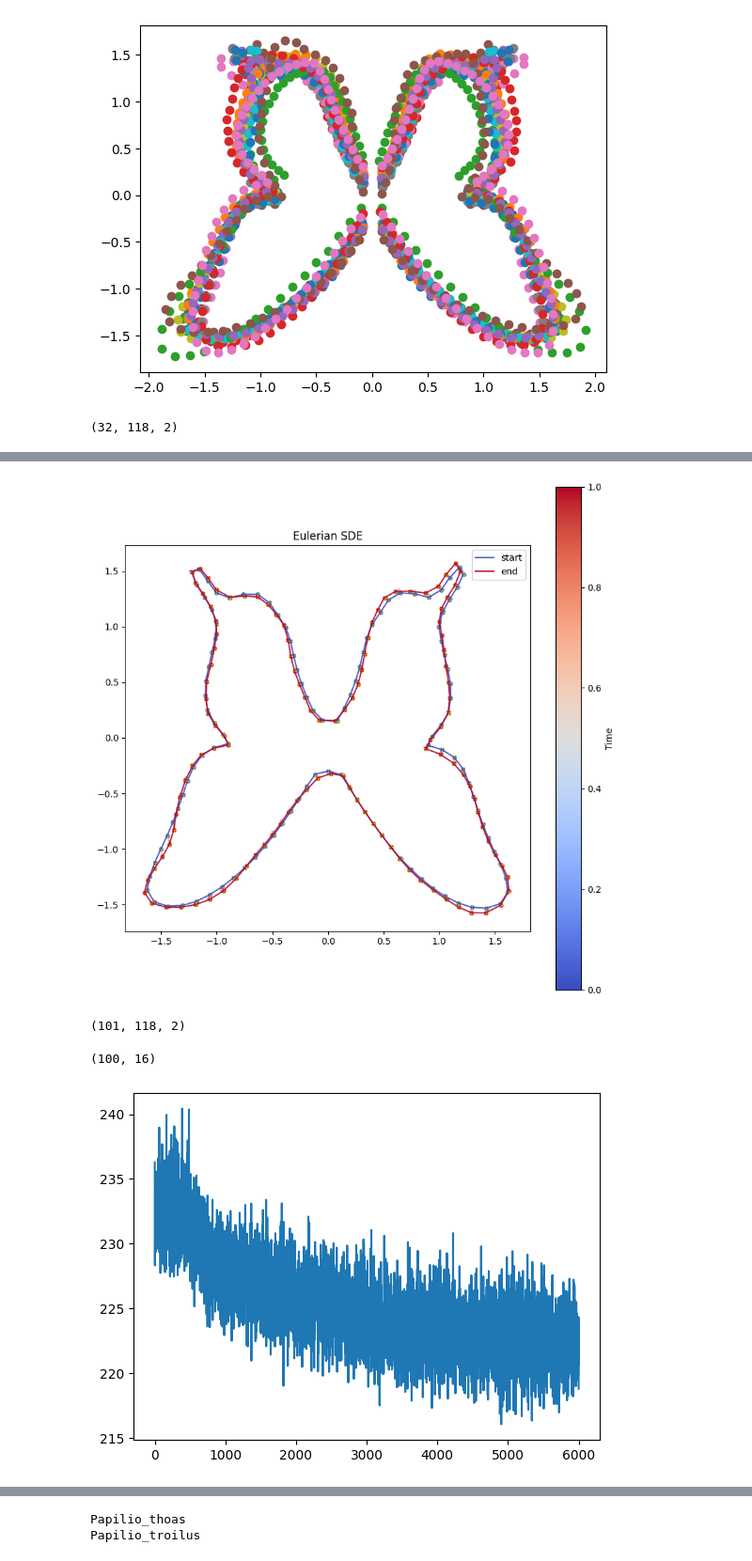
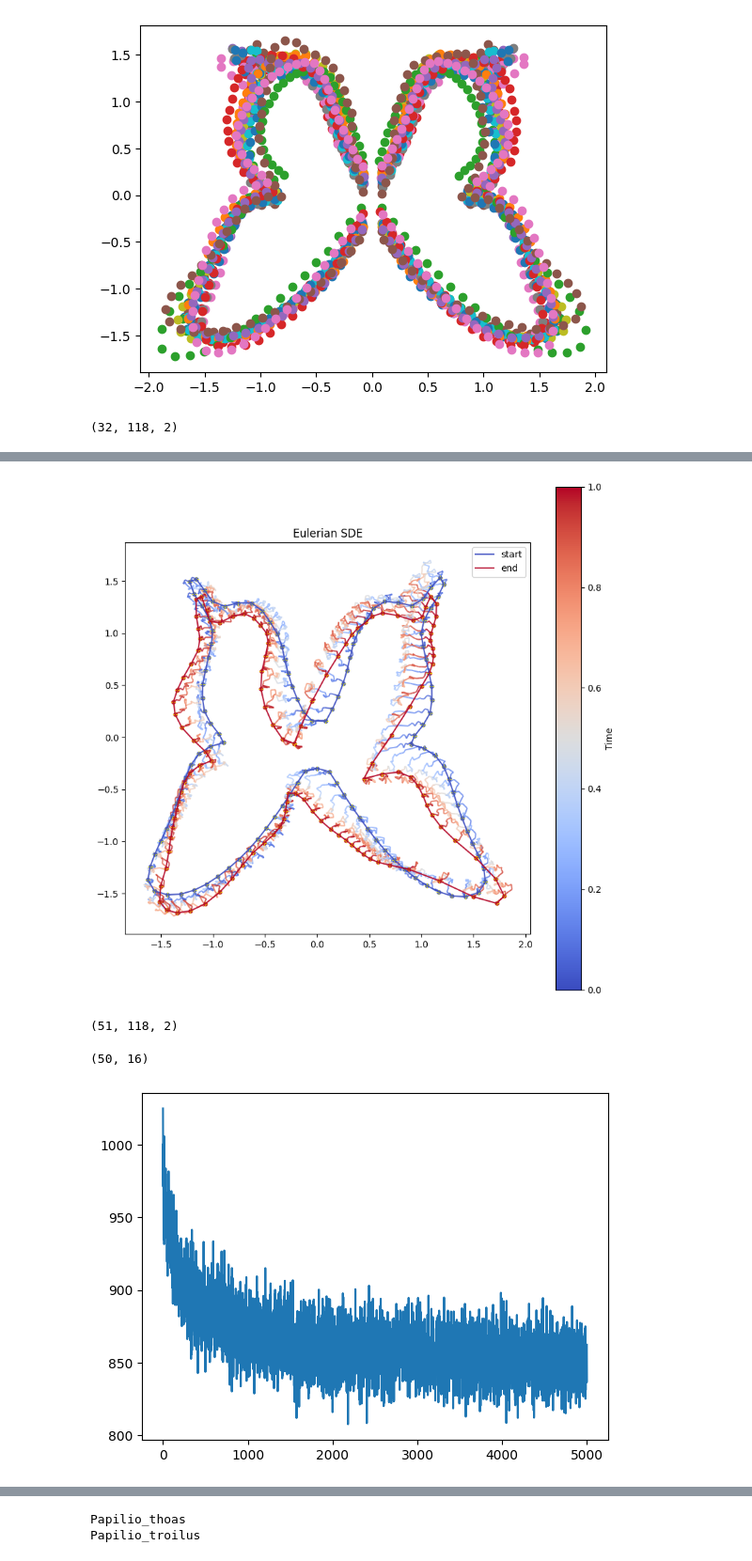
Before and after one commit to MateosCz/DSM_learning_notebook, a Jupyter notebook: neuralOpButterfly.ipynb, the cells around one changed output, grey strips where cells are left out. Shown at 94% size. Saved outputs shown, nothing was run; the diff lists cells and outputs as text; code cells hidden in the pictures.

Commit message:
fine tuned NeuralOP and experiments on higher diffusivity butterfly and the higher resolution shapes

```diff
--- a/neuralOpButterfly.ipynb
+++ b/neuralOpButterfly.ipynb
@@ -100,32 +100,34 @@ plt.show()
 # %%
 # butterfly data generator
 butterfly_data_generator = ButterflyDataGenerator(butterfly_data[10], seed=get_random_int())
 test_data = butterfly_data_generator.generate_data(num_landmarks = 118, batch_size=32)
 print(test_data.shape)
 butterfly_data_generator.visualize_samples(test_data)
 #eulerian sde
-sde_butterfly = SDE.Kunita_Eulerian_SDE(sigma=0.6, kappa=0.2, grid_dim=2, grid_num=32, grid_range=[-2, 2], x0=test_data[0])
+sigma = 1.7
+kappa = 0.4
+sde_butterfly = SDE.Kunita_Eulerian_SDE(sigma=sigma, kappa=kappa, grid_dim=2, grid_num=32, grid_range=[-2.5, 2], x0=test_data[0])
 # sde_butterfly = SDE.Kunita_Lagrange_SDE(sigma=4.0, kappa=0.5, x0=test_data[0])
-solver_butterfly = SDESolver.EulerMaruyama.from_sde(sde_butterfly, 0.01, 1, 2)
+solver_butterfly = SDESolver.EulerMaruyama.from_sde(sde_butterfly, 0.02, 1, 2)
 xs_butterfly, _ = solver_butterfly.solve(test_data[0], jrandom.PRNGKey(get_random_int()))
 plot_trajectory_2d(xs_butterfly, "Eulerian SDE", simplified=False)
 plt.show()
 print(xs_butterfly.shape)
 
-model = neural_operator.CTUNO1D(out_co_dim=2, lifting_dim=8, co_dims_fmults=(1, 2, 4, 4), n_modes_per_layer=(16, 8, 6, 6), norm="instance", act="leaky_relu")
+model = neural_operator.CTUNO1D(out_co_dim=2, lifting_dim=32, co_dims_fmults=(1, 2, 4, 8), n_modes_per_layer=(32, 16, 12, 8), norm="instance", act="gelu")
 
 trainer = Trainer.NeuralOpTrainer(seed=get_random_int(), landmark_num=118)
 
 train_state_butterfly = trainer.train_state_init(model, lr=5e-4, model_kwargs={'x': jax.random.normal(jrandom.PRNGKey(get_random_int()), butterfly_data[0].shape), 't': jnp.array([0]), 'x0': butterfly_data[0], 'object_fn': 'Heng'})
-train_state_butterfly, losses_butterfly = trainer.train(train_state_butterfly, sde_butterfly, solver_butterfly, butterfly_data_generator, 6000, batch_size=16)
+train_state_butterfly, losses_butterfly = trainer.train(train_state_butterfly, sde_butterfly, solver_butterfly, butterfly_data_generator, 5000, batch_size=16)
 plt.plot(losses_butterfly)
 plt.show()
 # %% [output]
 (32, 118, 2)
 [figure]
-[figure, old version]
+[figure, new version]
-(101, 118, 2)
+(51, 118, 2)
-(100, 16)
+(50, 16)
-[figure, old version]
+[figure, new version]
 # %%
 from src.plot import plot_trajectory_2d
```
Also changed, not shown: parts of 1 cell of this notebook, 17 other files.
